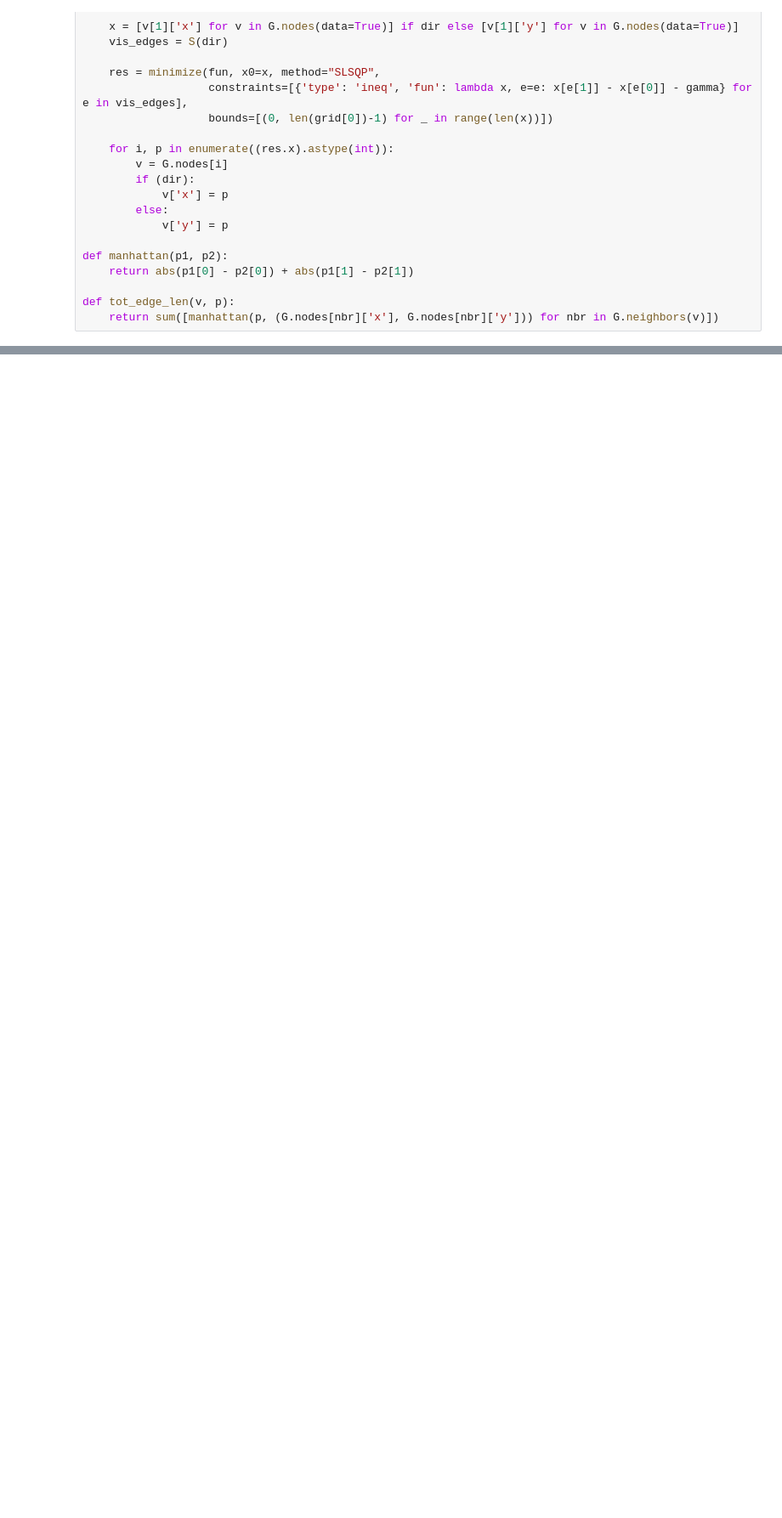
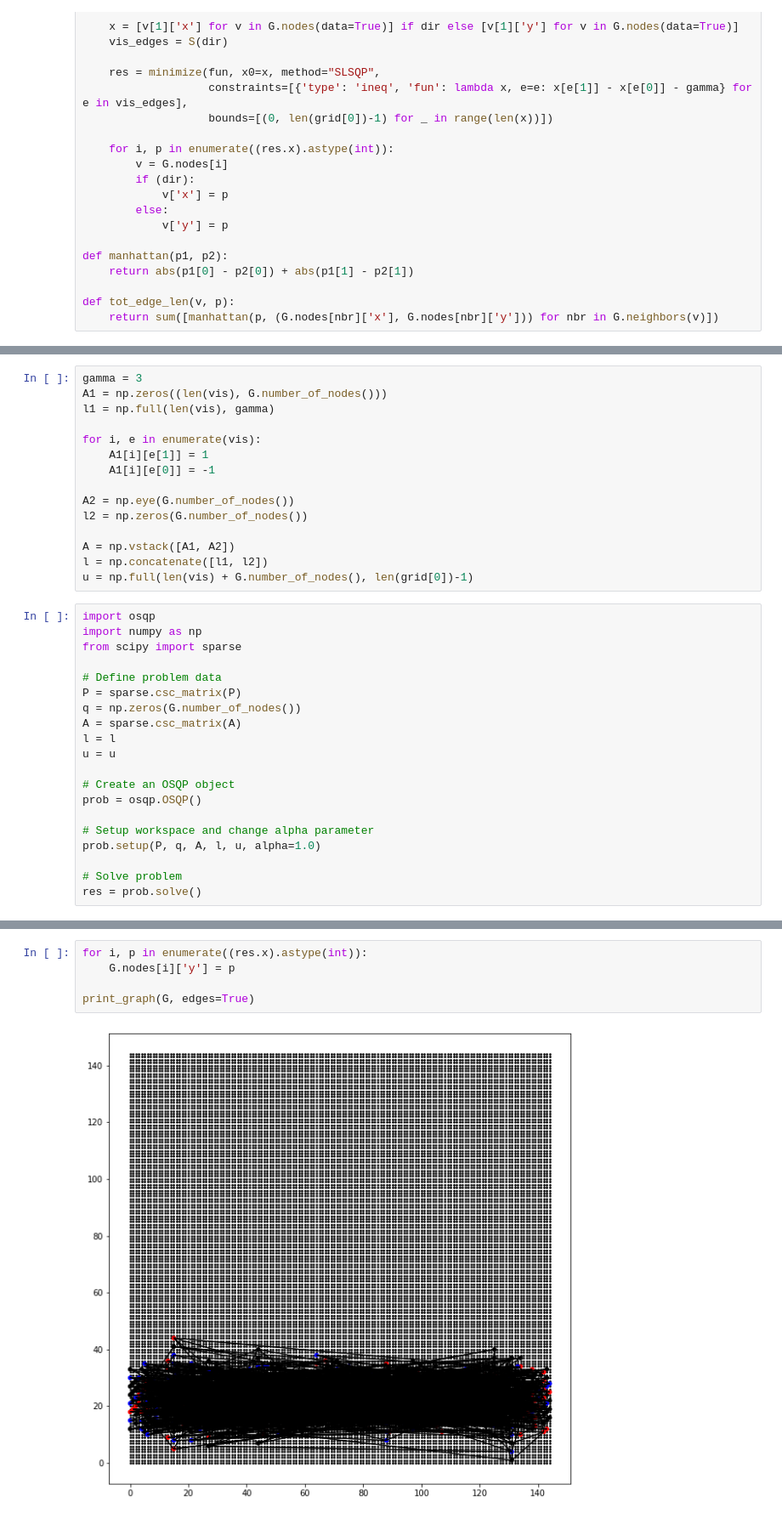
Before and after one commit to noahberthusen/qecc_routing, a Jupyter notebook: src_py/graph_embedding2.ipynb, the cells around one changed output, grey strips where cells are left out. Shown: that part at 85% size. Saved outputs shown, nothing was run; the diff lists cells and outputs as text; blank space fills up the shorter version.

```diff
--- a/src_py/graph_embedding2.ipynb
+++ b/src_py/graph_embedding2.ipynb
@@ -283,0 +408,35 @@ print_graph(G)
+# %%
+gamma = 3
+A1 = np.zeros((len(vis), G.number_of_nodes()))
+l1 = np.full(len(vis), gamma)
+
+for i, e in enumerate(vis):
+    A1[i][e[1]] = 1
+    A1[i][e[0]] = -1
+
+A2 = np.eye(G.number_of_nodes())
+l2 = np.zeros(G.number_of_nodes())
+
+A = np.vstack([A1, A2])
+l = np.concatenate([l1, l2])
+u = np.full(len(vis) + G.number_of_nodes(), len(grid[0])-1)
+# %%
+import osqp
+import numpy as np
+from scipy import sparse
+
+# Define problem data
+P = sparse.csc_matrix(P)
+q = np.zeros(G.number_of_nodes())
+A = sparse.csc_matrix(A)
+l = l
+u = u
+
+# Create an OSQP object
+prob = osqp.OSQP()
+
+# Setup workspace and change alpha parameter
+prob.setup(P, q, A, l, u, alpha=1.0)
+
+# Solve problem
+res = prob.solve()
@@ -283,0 +461,7 @@ print_graph(G)
+# %%
+for i, p in enumerate((res.x).astype(int)):
+    G.nodes[i]['y'] = p
+
+print_graph(G, edges=True)
+# %% [output]
+[figure, added]
```
Also changed, not shown: parts of 11 cells of this notebook, 1 other file.
